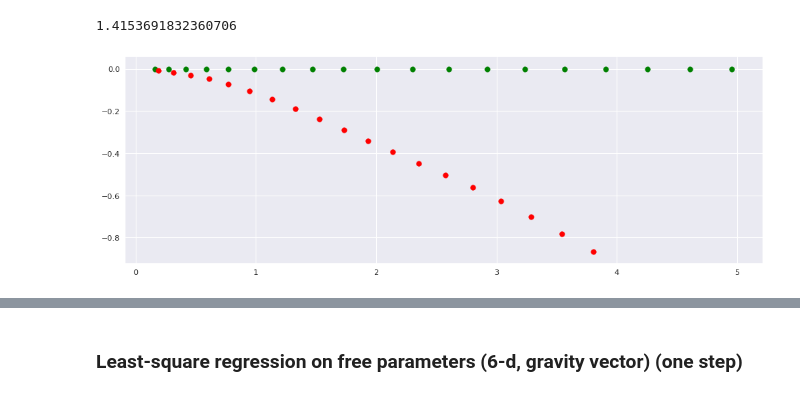
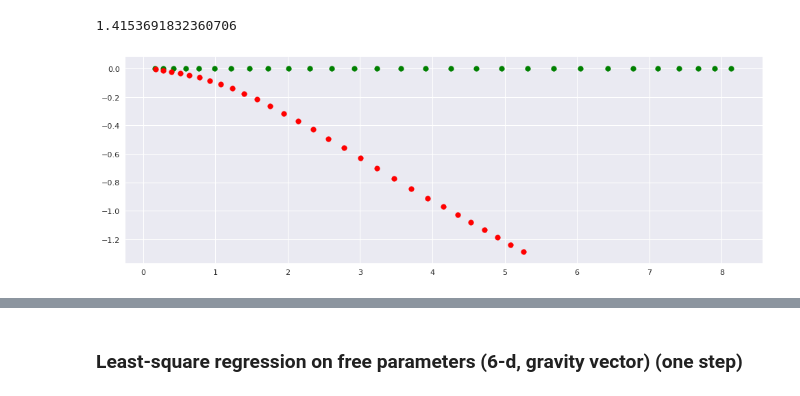
Before and after one commit to abdelrahman-t/rl, a Jupyter notebook: src/sanity_check_acceleration.ipynb, the cells around one changed output, grey strips where cells are left out. Cells and saved outputs as stored; diff of their text form; code cells hidden in the pictures.

```diff
--- a/src/sanity_check_acceleration.ipynb
+++ b/src/sanity_check_acceleration.ipynb
@@ -154,30 +154,30 @@ def predict(frequency, initial, limit):
 
     return linear_velocities, angular_velocites
 # %%
-limit = 20
+limit = 30
 prediction_error = np.zeros((limit, 6))
 
 initial = dataset.iloc[0]
 linear_velocities, angular_velocities = predict(10.0, initial, limit)
 
 gen2 = integrateTrajectoryVelocityBody(initialPosition=initial[['x', 'y', 'z']].values,
                                        initialOrientation=initial[['psi', 'theta', 'phi']].values,
                                        linearVelocitiesBody=linear_velocities,
                                        angularVelocities=angular_velocities,
                                        frequency=10.0 * np.ones((limit, )))
 
 figure(num=None, figsize=(15, 5), dpi=80, facecolor='w', edgecolor='k')
 
 for i in range(1, limit):
     p, o = next(gen2)
 
     pTrue = dataset.loc[i, ['x', 'y', 'z']]
     oTrue = dataset.loc[i, ['psi', 'theta', 'phi']]
     plt.scatter(pTrue[0], pTrue[1], color='green')
 
     plt.scatter(p[0], p[1], color='red')
 
     prediction_error[i-1] = np.concatenate((p-pTrue, np.rad2deg(getAverageAngularVelocity(oTrue, o, 1.0))))
 # %% [output]
-[figure, old version]
+[figure, new version]
 # %%
```
Also changed, not shown: parts of 2 cells of this notebook.
